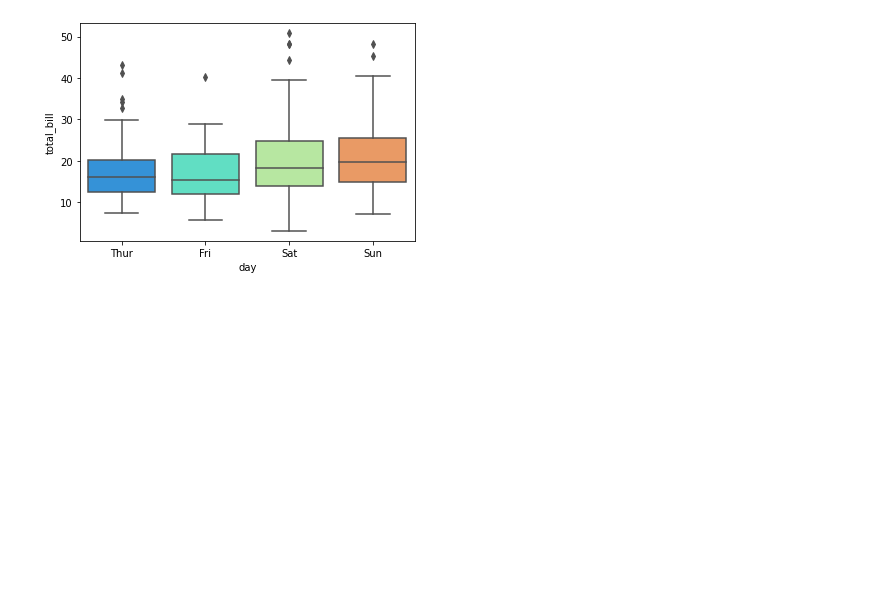
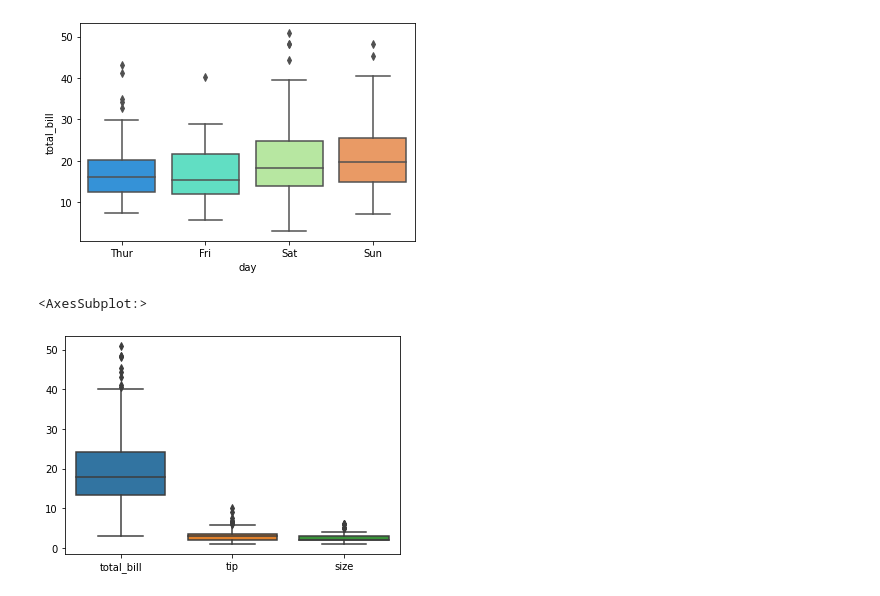
Before and after one commit to masrufjaman/python-basic, a Jupyter notebook: Seaborn - Countplot(), Violinplot(), Boxplot() Part2.ipynb, the cells around one changed output. Cells and saved outputs as stored; diff of their text form; code cells hidden in the pictures; blank space fills up the shorter version.

Commit message:
Categories my data based on some other categories

```diff
--- a/Seaborn - Countplot(), Violinplot(), Boxplot() Part2.ipynb
+++ b/Seaborn - Countplot(), Violinplot(), Boxplot() Part2.ipynb
@@ -79,4 +79,7 @@ sns.boxplot(x="day", y="total_bill", data=df, palette='rainbow')
 <AxesSubplot:xlabel='day', ylabel='total_bill'>
 [figure]
 # %%
-sns.boxplot(data=df, orient)
+sns.boxplot(data=df, orient='v')
+# %% [output]
+<AxesSubplot:>
+[figure, added]
```
Also changed, not shown: parts of 1 cell of this notebook.
